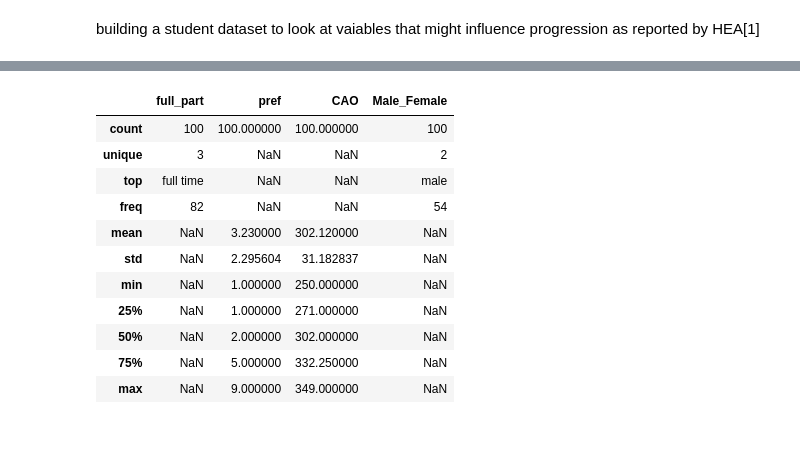
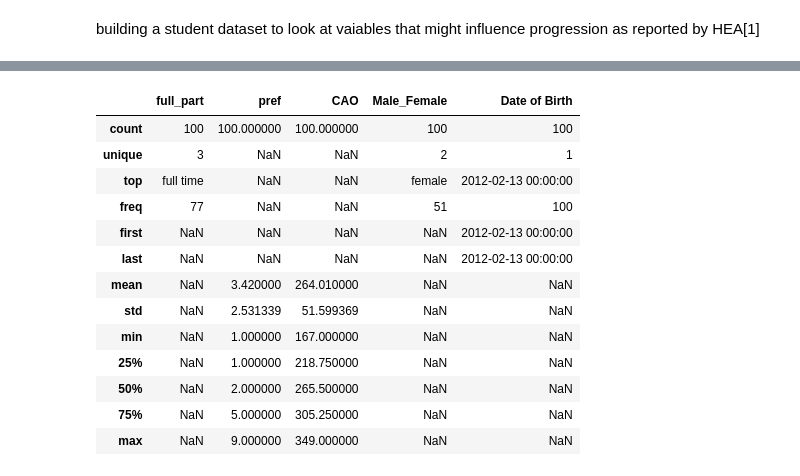
Before and after one commit to Hudsonsue/progproj, a Jupyter notebook: Project_Programming_Data_Analytics.ipynb, the cells around one changed output, grey strips where cells are left out. Saved outputs shown, nothing was run; the diff lists cells and outputs as text; code cells hidden in the pictures; blank space fills up the shorter version.

Commit message:
added save to csv for describe and dob column to database

```diff
--- a/Project_Programming_Data_Analytics.ipynb
+++ b/Project_Programming_Data_Analytics.ipynb
@@ -130,22 +192,37 @@ df
-# %%
-df.describe()
-df.describe(include='all')
-##df.groupby ("full_part").describe(include='all')
-
-##output to a csv!!
-# %% [output]
-|  | full_part | pref | CAO | Male_Female |
-| count | 100 | 100.000000 | 100.000000 | 100 |
-| unique | 3 | NaN | NaN | 2 |
-| top | full time | NaN | NaN | male |
-| freq | 82 | NaN | NaN | 54 |
-| mean | NaN | 3.230000 | 302.120000 | NaN |
-| std | NaN | 2.295604 | 31.182837 | NaN |
-| min | NaN | 1.000000 | 250.000000 | NaN |
-| 25% | NaN | 1.000000 | 271.000000 | NaN |
-| 50% | NaN | 2.000000 | 302.000000 | NaN |
-| 75% | NaN | 5.000000 | 332.250000 | NaN |
-| max | NaN | 9.000000 | 349.000000 | NaN |
+# %%
+df.describe()
+df.describe(include='all')
+##df.groupby ("full_part").describe(include='all')
+import datetime
+import sys
+old_stdout = sys.stdout
+sys.stdout = open('generalstats.txt', 'w')
+print(df.describe())
+print('\n'*2)
+df.describe(include='all')
+print(df.describe(include='all'))
+print ("Run date and time: " ,datetime.datetime.now().strftime("Date: %d-%m-%y    Time: %H-%M"))
+
+sys.stdout = old_stdout
+df.describe(include='all')
+
+# output to a csv adapted from code used for GMIT Programming & Scripting project 2018 [1] and
+# trouble shooting assistance from a stackoverflow query responseto someone else's query[2]
+# %% [output]
+|  | full_part | pref | CAO | Male_Female | Date of Birth |
+| count | 100 | 100.000000 | 100.000000 | 100 | 100 |
+| unique | 3 | NaN | NaN | 2 | 1 |
+| top | full time | NaN | NaN | female | 2012-02-13 00:00:00 |
+| freq | 77 | NaN | NaN | 51 | 100 |
+| first | NaN | NaN | NaN | NaN | 2012-02-13 00:00:00 |
+| last | NaN | NaN | NaN | NaN | 2012-02-13 00:00:00 |
+| mean | NaN | 3.420000 | 264.010000 | NaN | NaN |
+| std | NaN | 2.531339 | 51.599369 | NaN | NaN |
+| min | NaN | 1.000000 | 167.000000 | NaN | NaN |
+| 25% | NaN | 1.000000 | 218.750000 | NaN | NaN |
+| 50% | NaN | 2.000000 | 265.500000 | NaN | NaN |
+| 75% | NaN | 5.000000 | 305.250000 | NaN | NaN |
+| max | NaN | 9.000000 | 349.000000 | NaN | NaN |
 # %%
 sns.lineplot (x = 'CAO', y = "pref", data = df)
 # %% [output]
```
Also changed, not shown: parts of 10 cells of this notebook, 1 other file.
